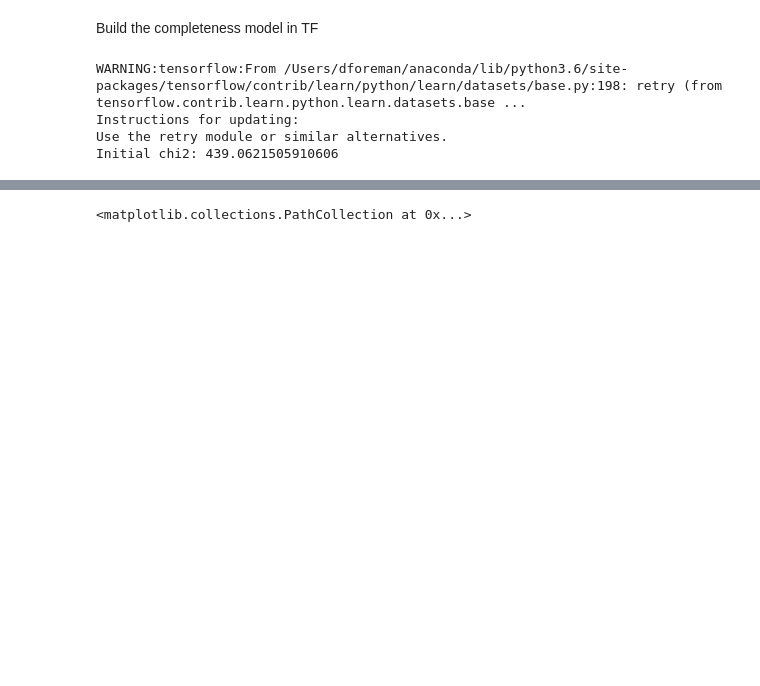
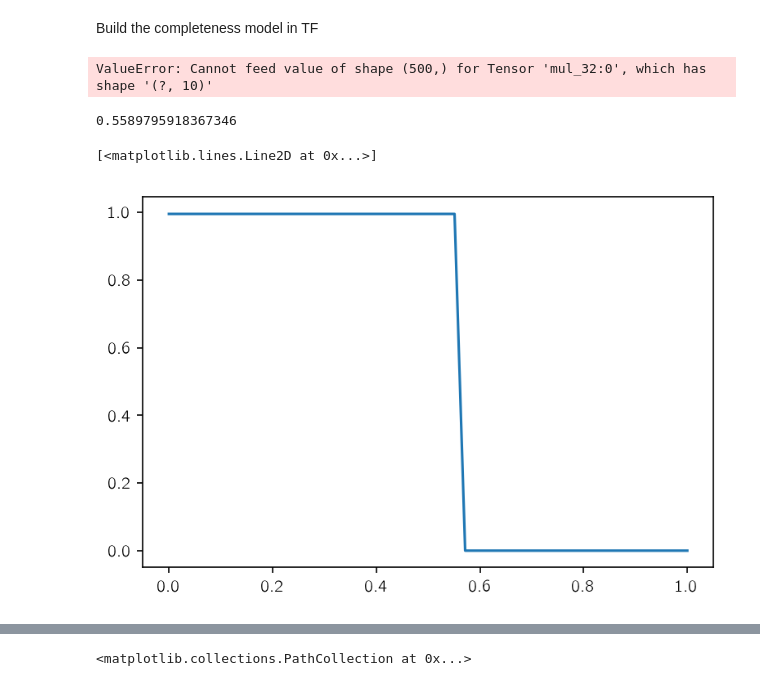
Before and after one commit to dfm/dr25, a Jupyter notebook: tf-completeness.ipynb, the cells around one changed output, grey strips where cells are left out. Drawn from its saved outputs; the diff is of its cells as text; code cells hidden in the pictures; blank space fills up the shorter version.

Commit message:
2d quad

```diff
--- a/tf-completeness.ipynb
+++ b/tf-completeness.ipynb
@@ -156,6 +156,8 @@ selected 8170 pixel-level injections
 average robovetter efficiency: 93.8%
 # %% [markdown]
 Build the completeness model in TF
+# %%
+b_grid = np.linspace(0, 1, 10)
 # %%
 T = tf.float64
 
@@ -167,14 +169,18 @@ dataspan_star = tf.placeholder(T, (None,), name="dataspan_star")
 dutycycle_star = tf.placeholder(T, (None,), name="dutycycle_star")
 R_pl = tf.placeholder(T, (None,), name="R_pl")
 P_pl = tf.placeholder(T, (None,), name="P_pl")
-b_pl = tf.placeholder(T, (None,), name="b_pl")
+b_pl = tf.zeros_like(P_pl, dtype=T)  # tf.placeholder(T, (None,), name="b_pl")
 
 # Completeness model
+log_beta_params = tf.Variable(np.log([2.651862971, 0.4]), dtype=T, name="log_beta_params")
 comp_norm = tf.Variable(0.996, dtype=T, name="comp_norm")
-mes0_p = tf.Variable([4.74, -0.54, 2.04, 0.15, -2.89], dtype=T, name="mes0")
-log_sig_mes_p = tf.Variable([-0.59,  0.12,  0.35, -2.59], dtype=T, name="log_sig_mes")
+mes0 = tf.Variable(8.0, dtype=T, name="mes0")
+log_sig_mes = tf.Variable(-5.0, dtype=T, name="log_sig_mes")
 
-comp_pars = [comp_norm, log_sig_mes_p, mes0_p]
+# mes0_p = tf.Variable([4.74, -0.54, 2.04, 0.15, -2.89], dtype=T, name="mes0")
+# log_sig_mes_p = tf.Variable([-0.59,  0.12,  0.35, -2.59], dtype=T, name="log_sig_mes")
+
+comp_pars = [comp_norm, log_sig_mes, mes0, log_beta_params]
 
 # comp_pars = tf.Variable([0.95, np.log(4.0), np.log(2.0)], dtype=T, name="comp_pars")
 recovered = tf.placeholder(T, (None,), name="recovered")
@@ -183,30 +189,33 @@ recovered = tf.placeholder(T, (None,), name="recovered")
 ror_pl = R_pl / R_star
 M_star = 10.0**(logg_star-4.437) * tf.square(R_star)
 a_pl = 215.0 * M_star**(1.0/3.0) * (P_pl/365.25)**(2.0/3.0)
-a_pl_sin_i = tf.sqrt(tf.square(a_pl) - tf.square(R_star * b_pl))
-tau_pl = P_pl * tf.asin(R_star * tf.sqrt((1.0+ror_pl)**2-b_pl**2) / a_pl_sin_i) / np.pi
+a_pl_sin_i = tf.sqrt(tf.square(a_pl) - tf.square(R_star * 0.5))  # <-- b = 0.5
+tau_pl = P_pl * tf.asin(R_star * tf.sqrt((1.0+ror_pl)**2 - 0.5**2) / a_pl_sin_i) / np.pi  # <-- b = 0.5
 
-depth = (1.0 - dr25.quad(gamma_star[:, 0], gamma_star[:, 1], ror_pl, b_pl)) * 1e6
+depth = (1.0 - dr25.quad(gamma_star[:, 0], gamma_star[:, 1], ror_pl, b_grid[None, :] + tf.zeros_like(ror_pl)[:, None])) * 1e6
 
 # The completeness model should be a function of duration
-x = b_pl
-mes0_lin = mes0_p[0] + mes0_p[1] * x + mes0_p[2] * tf.square(x)
-mes0 = mes0_lin - (mes0_p[3] - mes0_lin) * tf.exp((x-1)*tf.exp(-mes0_p[4]))
-log_sig_mes_lin = log_sig_mes_p[0] + log_sig_mes_p[1] * x
-log_sig_mes = log_sig_mes_lin + (log_sig_mes_p[2] - log_sig_mes_lin) * tf.exp((x-1)*tf.exp(-log_sig_mes_p[3]))
+# x = b_pl
+# mes0_lin = mes0_p[0] + mes0_p[1] * x + mes0_p[2] * tf.square(x)
+# mes0 = mes0_lin - (mes0_p[3] - mes0_lin) * tf.exp((x-1)*tf.exp(-mes0_p[4]))
+# log_sig_mes_lin = log_sig_mes_p[0] + log_sig_mes_p[1] * x
+# log_sig_mes = log_sig_mes_lin + (log_sig_mes_p[2] - log_sig_mes_lin) * tf.exp((x-1)*tf.exp(-log_sig_mes_p[3]))
 
 # Interpolate the CDPP grid
 cdpp = dr25.interp(tau_pl, durations, cdpp_star)
 
 # Estimate the MES
 ntran = dataspan_star * dutycycle_star / P_pl
-mes = tf.sqrt(ntran) * depth / cdpp
+factor = tf.sqrt(ntran) / cdpp
+mes = factor[:, None] * depth
 
 # Completeness as a function of MES
 # pdet = tf.where(mes > mes0,
 #                 comp_norm * tf.igamma(tf.exp(log_alpha), tf.exp(log_beta)*tf.abs(mes - mes0)),
 #                 tf.zeros_like(mes))
-pdet = comp_norm / (1.0 + tf.exp(-(mes - mes0) * tf.exp(-log_sig_mes)))
+pdet_all = comp_norm / (1.0 + tf.exp(-(mes - mes0) * tf.exp(-log_sig_mes)))
+# pdet_all *= norm * b_vals[None, :]
+pdet = tf.reduce_sum(0.5 * (pdet_all[:, 1:] + pdet_all[:, :-1]) * np.diff(b_grid)[None, :], axis=1)
 pdet = tf.clip_by_value(pdet, 0.0, 1.0)
 
 # Fit completeness parameters to injections
@@ -224,13 +233,13 @@ feed = {
     dutycycle_star: np.array(flti.dutycycle),
     R_pl: ror * np.array(flti.rad),
     P_pl: np.array(flti.Period),
-    b_pl: np.array(flti.b),
+#     b_pl: np.array(flti.b),
     recovered: np.array((flti.Recovered == 1), dtype=float),
 }
 
-print("Initial chi2: {0}".format(session.run(chi2, feed_dict=feed)))
+# print("Initial chi2: {0}".format(session.run(chi2, feed_dict=feed)))
-# %% [output]
-WARNING:tensorflow:From /Users/dforeman/anaconda/lib/python3.6/site-packages/tensorflow/contrib/learn/python/learn/datasets/base.py:198: retry (from tensorflow.contrib.learn.python.learn.datasets.base ...
-Instructions for updating:
-Use the retry module or similar alternatives.
-Initial chi2: 439.0621505910606
+# %%
+p = np.linspace(0, 30, 500)
+plt.plot(p, session.run(pdet, feed_dict={mes: p}));
+# %% [output]
+ValueError: Cannot feed value of shape (500,) for Tensor 'mul_32:0', which has shape '(?, 10)'
@@ -236,0 +248,9 @@ Initial chi2: 439.0621505910606
+# %%
+np.sum(0.5*(v[:-1]+v[1:]) * np.diff(b_grid))
+# %% [output]
+0.5589795918367346
+# %%
+plt.plot(b_grid, v)
+# %% [output]
+[<matplotlib.lines.Line2D at 0x...>]
+[figure, added]
```
Also changed, not shown: parts of 4 cells of this notebook, 2 other files.
